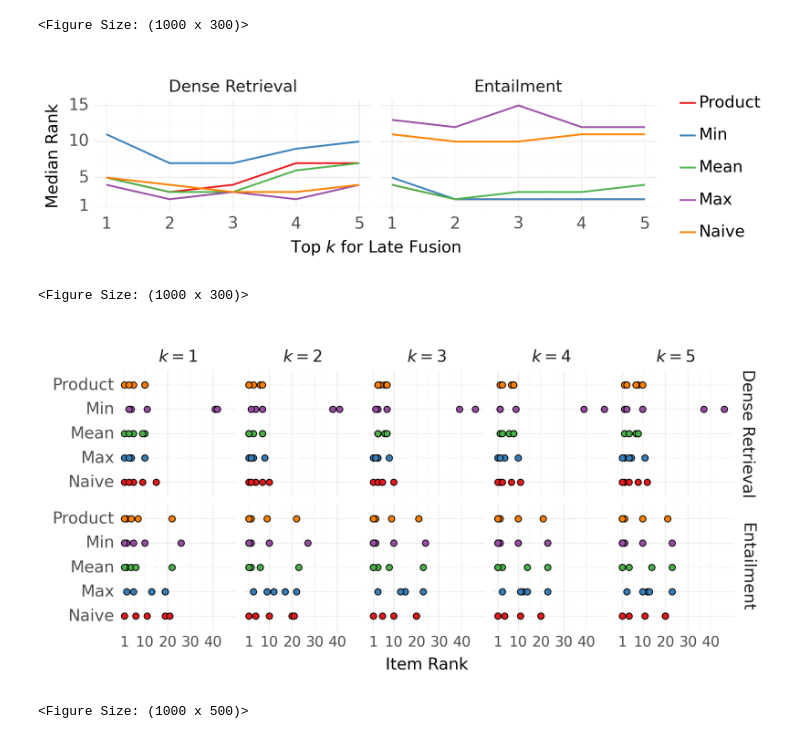
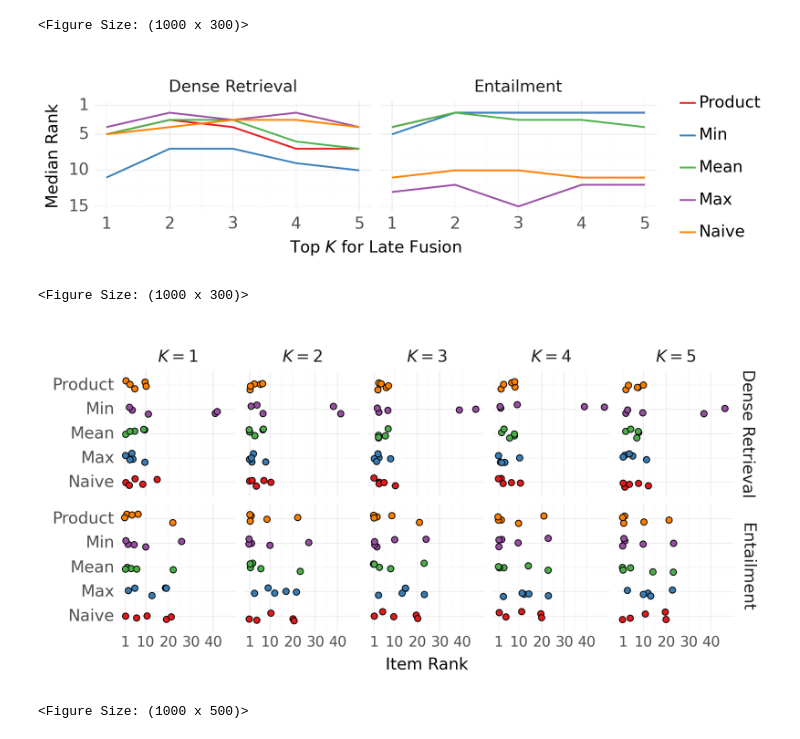
Before and after one commit to baronet2/marir, a Jupyter notebook: RIRD/21_compare_algorithms_item_first.ipynb, the cells around one changed output. Drawn from its saved outputs; the diff is of its cells as text; code cells hidden in the pictures.

```diff
--- a/RIRD/21_compare_algorithms_item_first.ipynb
+++ b/RIRD/21_compare_algorithms_item_first.ipynb
@@ -217,0 +225,16 @@ mrr_results.head()
+# %%
+from numpy import median
+def moe_bootstrap_median(vals, n_samples = 100000, z = 1.96):
+    seed(42)
+    samples = choice(vals, size = (len(vals), n_samples))
+    sample_medians = median(samples, axis = 0)
+    return z * sample_medians.std()
+
+median_rank_results = (
+    ranks
+    .groupby(['method', 'scorer', 'k'])
+    ['rank'].agg(['median', moe_bootstrap_median])
+    .reset_index()
+)
+
+median_rank_results.head()
@@ -241,33 +271,28 @@ p
 [figure]
 <Figure Size: (1000 x 300)>
 # %%
-from plotnine import *
-import numpy as np
-
 p = (
-    ranks
-    .groupby(['method', 'scorer', 'k'])
-    ['rank'].agg('median')
-    .reset_index()
+    median_rank_results
     .assign(
         method = lambda d: pd.Categorical(d.method.replace({'prod': 'product'}).str.capitalize(), categories = reversed(['Naive', 'Max', 'Mean', 'Min', 'Product'])),
         scorer = lambda d: d.scorer.str.capitalize().replace({'Dense': 'Dense Retrieval'})
     )
-    .pipe(ggplot, aes(y = 'rank', x = 'k', color = 'method')) +
+    .pipe(ggplot, aes(y = 'median', x = 'k', color = 'method')) +
     facet_wrap("scorer") +
     geom_line(size = 1) +
     theme_minimal() +
-    scale_y_continuous(breaks = [15, 10, 5, 1], limits = [15, 1]) +
+    # scale_y_continuous() +
+    scale_y_reverse(breaks = [15, 10, 5, 1], limits = [15, 1]) +
     scale_color_brewer(type="qual", palette="Set1") +
     labs(y = "Median Rank", x = "Top $K$ for Late Fusion", color = "", linetype="") +
     theme(figure_size=(10, 3), text=element_text(size=16), legend_entry_spacing_y=16)
 )
 
 p.save("RIRD Results Median.png")
 
 p
 # %% [output]
-[figure, old version]
+[figure, new version]
 <Figure Size: (1000 x 300)>
 # %%
 p = (
@@ -275,11 +300,11 @@ p = (
     .assign(
         method = lambda d: pd.Categorical(d.method.replace({'prod': 'product'}).str.capitalize(), categories = ['Naive', 'Max', 'Mean', 'Min', 'Product']),
         scorer = lambda d: d.scorer.str.capitalize().replace({'Dense': 'Dense Retrieval'}),
-        k = lambda d: "$k = " + d.k.astype(str) + "$"
+        k = lambda d: "$K = " + d.k.astype(str) + "$"
     )
     .pipe(ggplot, aes(x = 'rank', fill = 'method', y='method')) +
     facet_grid("scorer ~ k") +
-    geom_point(size = 3) +
+    geom_jitter(size = 3, height = 0.2, random_state = 0) +
     theme_minimal() +
     scale_fill_brewer(type="qual", palette="Set1") +
     scale_x_continuous(breaks = [1, 10, 20, 30, 40]) +
@@ -291,5 +316,5 @@ p.save("RIRD Results Ranks.png")
 
 p
 # %% [output]
-[figure, old version]
+[figure, new version]
 <Figure Size: (1000 x 500)>
```
Also changed, not shown: parts of 3 cells of this notebook, 1 other file.
